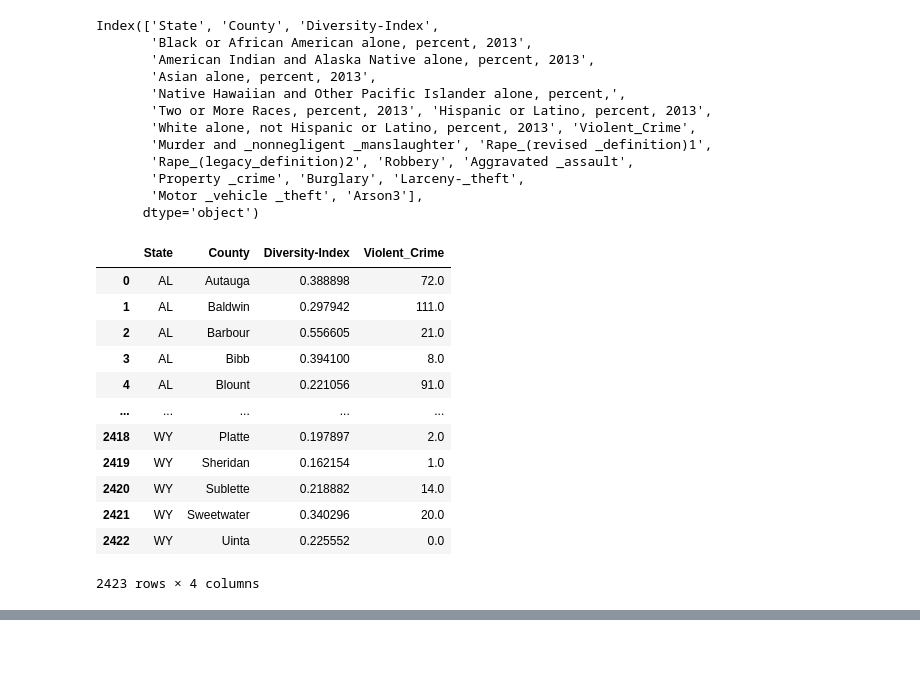
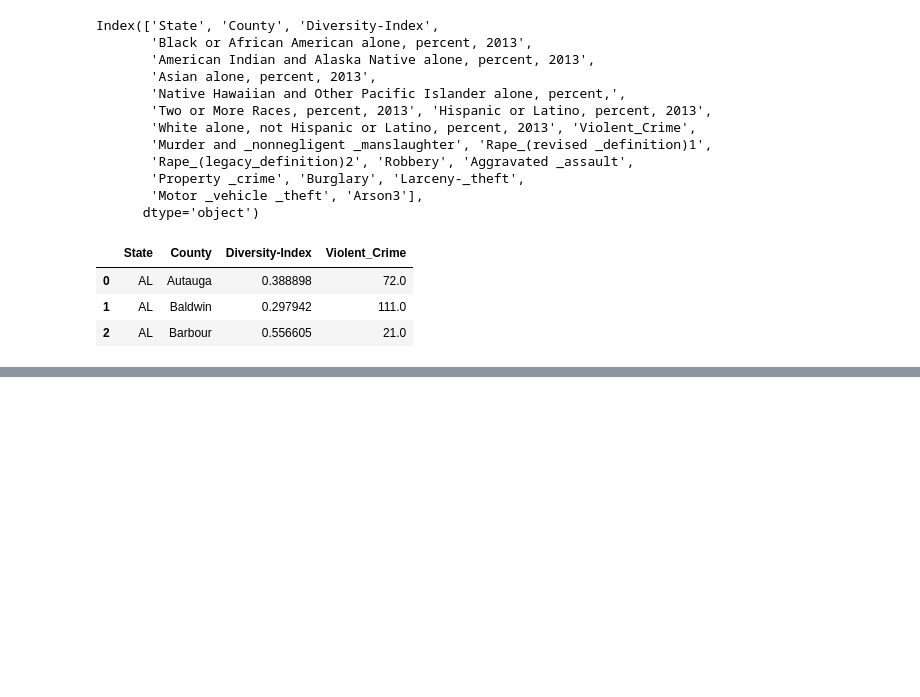
Before and after one commit to Shane-McCallum/Diversity-and-Violence--Is-there-a-connection-, a Jupyter notebook: Notebooks/EDA.ipynb, the cells around one changed output, grey strips where cells are left out. Drawn from its saved outputs; the diff is of its cells as text; code cells hidden in the pictures; blank space fills up the shorter version.

```diff
--- a/Notebooks/EDA.ipynb
+++ b/Notebooks/EDA.ipynb
@@ -54,19 +54,10 @@ Index(['State', 'County', 'Diversity-Index',
       dtype='object')
 # %%
 df = dfin[['State', 'County', 'Diversity-Index', 'Violent_Crime']]
-df
+df.head(3)
 # %% [output]
 |  | State | County | Diversity-Index | Violent_Crime |
 | 0 | AL | Autauga | 0.388898 | 72.0 |
 | 1 | AL | Baldwin | 0.297942 | 111.0 |
 | 2 | AL | Barbour | 0.556605 | 21.0 |
-| 3 | AL | Bibb | 0.394100 | 8.0 |
-| 4 | AL | Blount | 0.221056 | 91.0 |
-| ... | ... | ... | ... | ... |
-| 2418 | WY | Platte | 0.197897 | 2.0 |
-| 2419 | WY | Sheridan | 0.162154 | 1.0 |
-| 2420 | WY | Sublette | 0.218882 | 14.0 |
-| 2421 | WY | Sweetwater | 0.340296 | 20.0 |
-| 2422 | WY | Uinta | 0.225552 | 0.0 |
-2423 rows × 4 columns
 # %%
```
Also changed, not shown: parts of 8 cells of this notebook.
